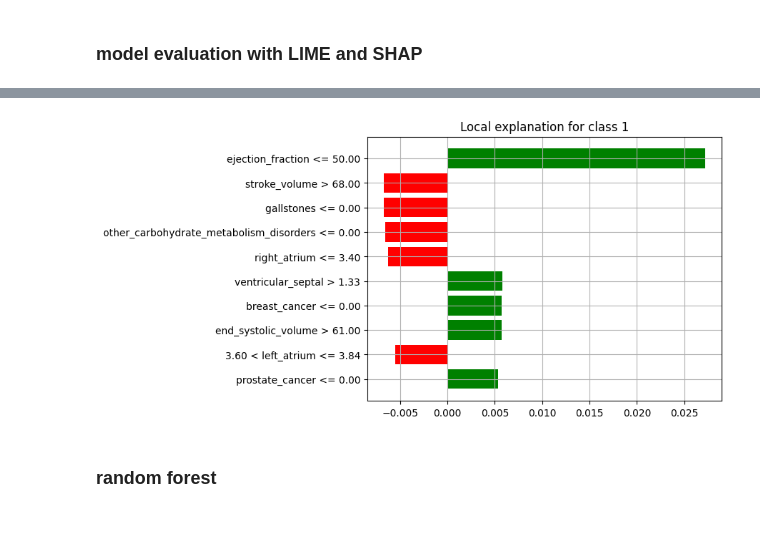
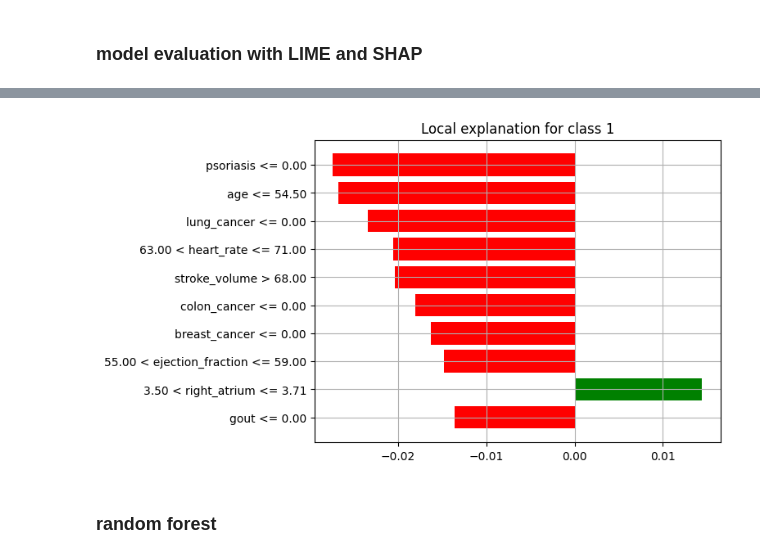
Before and after one commit to KonstantinBurkin/parse-records, a Jupyter notebook: notebooks/8.2_make_models.ipynb, the cells around one changed output, grey strips where cells are left out. Saved outputs shown, nothing was run; the diff lists cells and outputs as text; code cells hidden in the pictures; blank space fills up the shorter version.

Commit message:
plot interpratetion and metrics plots

```diff
--- a/notebooks/8.2_make_models.ipynb
+++ b/notebooks/8.2_make_models.ipynb
@@ -701,35 +728,35 @@ explainer = lime.lime_tabular.LimeTabularExplainer(
     class_names=["0", "1"],
     mode="classification",
 )
 
 
 def lime_predict_fn(x):
     # x is a numpy array, shape (n, features)
     # Convert to DataFrame with correct columns and dtypes
     df = pd.DataFrame(x, columns=X_train_cut.columns)
     # If you have categorical columns, cast them to the correct dtype
     for col in list(icd_feature_map.values()):
         df[col] = df[col].astype(X_train_cut[col].to_pandas().dtype)
     return model.predict_proba(df)
 
 
 def explain_instance(instance, model, num_features=10):
     explanation = explainer.explain_instance(
         data_row=instance.values,
         predict_fn=lime_predict_fn,
         # num_features=num_features,
     )
     return explanation
 
 
 # Example usage: Explain the first instance in the test set
-instance_to_explain = X_test.to_pandas().iloc[4]
+instance_to_explain = X_test.to_pandas().iloc[0]
 explanation = explain_instance(instance_to_explain, model)
 fig = explanation.as_pyplot_figure()
 plt.grid()
 fig.show()
 # %% [output]
-[figure, old version]
+[figure, new version]
 # %% [markdown]
 ### random forest
 # %%
```
Also changed, not shown: parts of 62 cells of this notebook.
